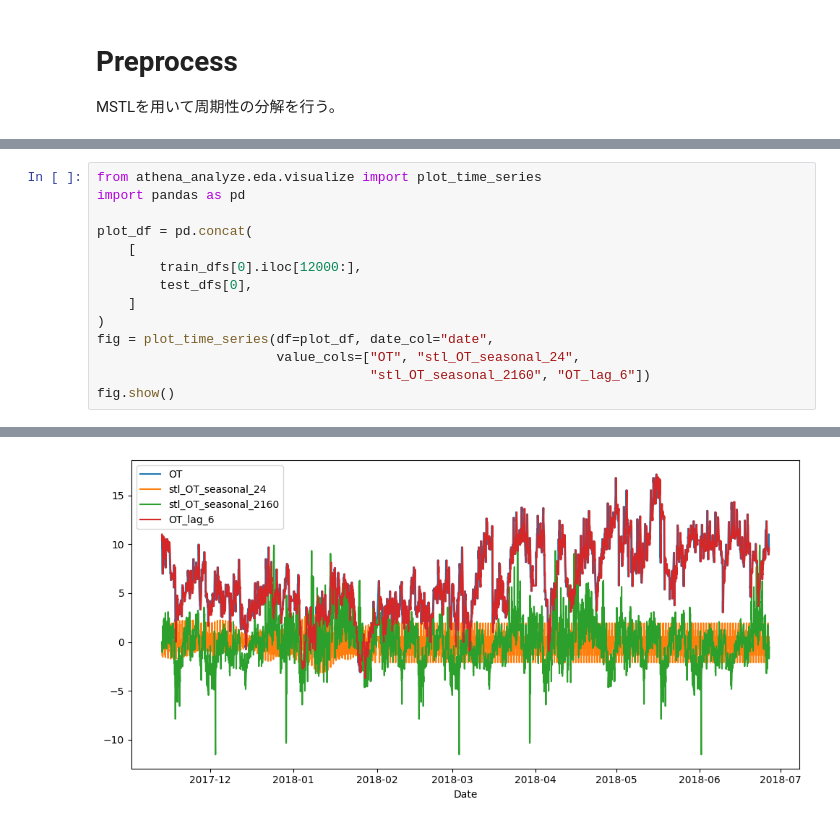
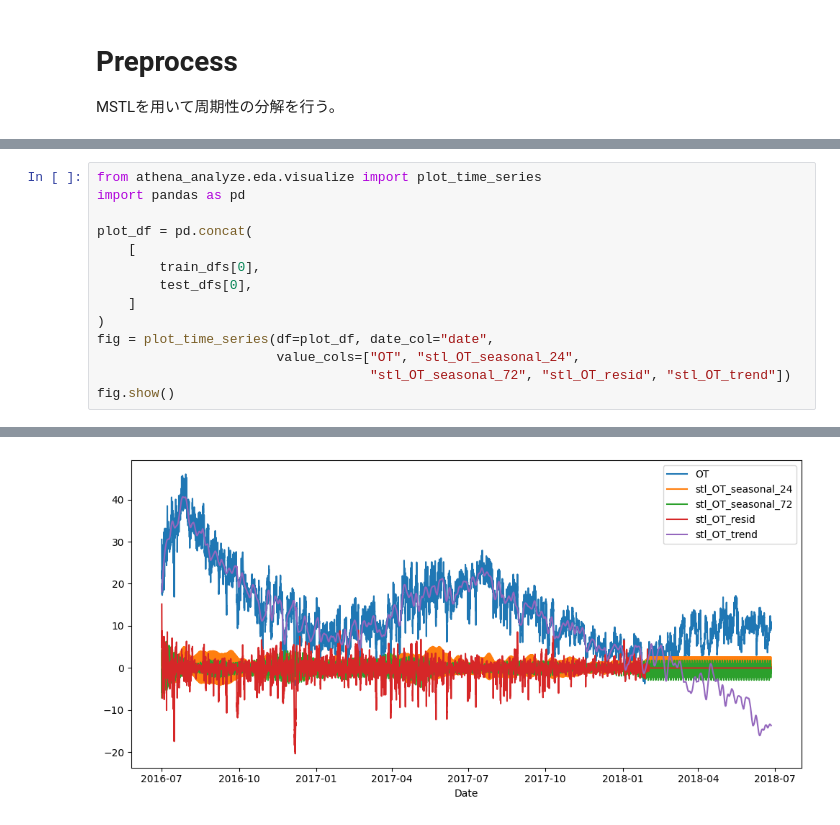
Before and after one commit to YHTR0257/athena-assignment, a Jupyter notebook: notebooks/exp_001.ipynb, the cells around one changed output, grey strips where cells are left out. Cells and saved outputs as stored; diff of their text form.

```diff
--- a/notebooks/exp_001.ipynb
+++ b/notebooks/exp_001.ipynb
@@ -88,12 +92,12 @@ import pandas as pd
 
 plot_df = pd.concat(
     [
-        train_dfs[0].iloc[12000:],
+        train_dfs[0],
         test_dfs[0],
     ]
 )
 fig = plot_time_series(df=plot_df, date_col="date",
                        value_cols=["OT", "stl_OT_seasonal_24",
-                                   "stl_OT_seasonal_2160", "OT_lag_6"])
+                                   "stl_OT_seasonal_72", "stl_OT_resid", "stl_OT_trend"])
 fig.show()
 # %% [output]
@@ -101,4 +105,4 @@ fig.show()
-[figure, old version]
+[figure, new version]
 # %%
 train_dfs[0].columns
 # %% [output]
```
Also changed, not shown: parts of 7 cells of this notebook, 2 other files.
